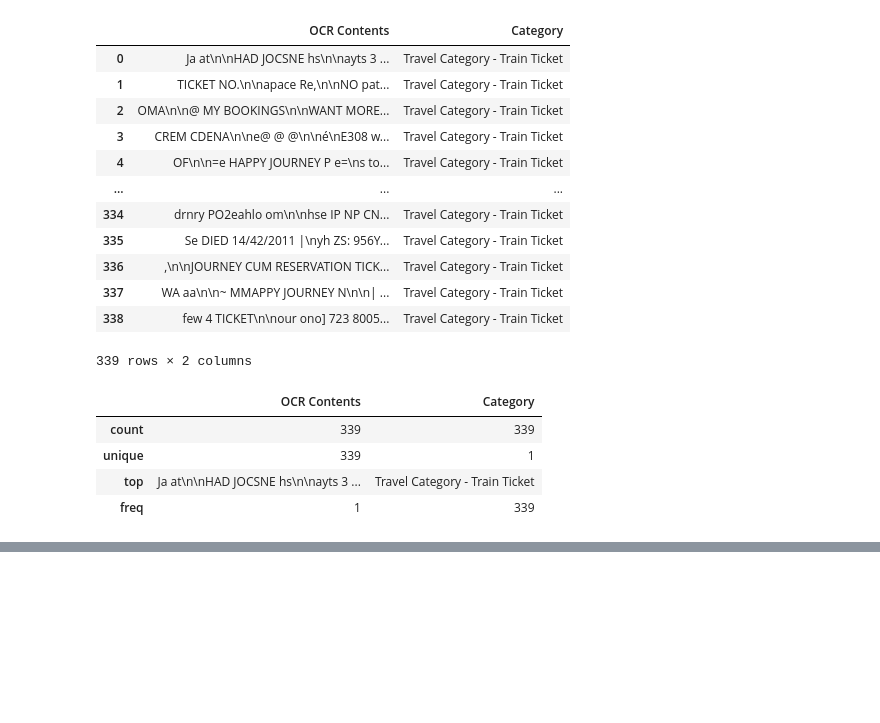
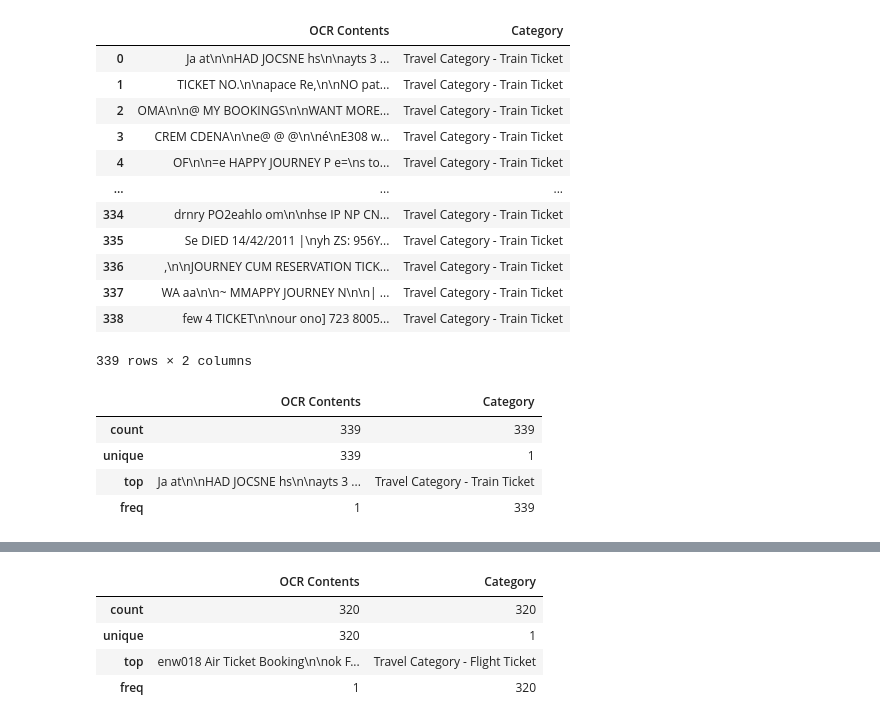
Before and after one commit to Sid-047/LMstuff, a Jupyter notebook: dataStuff/dataSampling/samplingStuff.ipynb, the cells around one changed output, grey strips where cells are left out. Cells and saved outputs as stored; diff of their text form; code cells hidden in the pictures; blank space fills up the shorter version.

```diff
--- a/dataStuff/dataSampling/samplingStuff.ipynb
+++ b/dataStuff/dataSampling/samplingStuff.ipynb
@@ -369,0 +474,8 @@ jsonData
+# %%
+df.describe()
+# %% [output]
+|  | OCR Contents | Category |
+| count | 320 | 320 |
+| unique | 320 | 1 |
+| top | enw018 Air Ticket Booking\n\nok F... | Travel Category - Flight Ticket |
+| freq | 1 | 320 |
```
Also changed, not shown: parts of 13 cells of this notebook.
